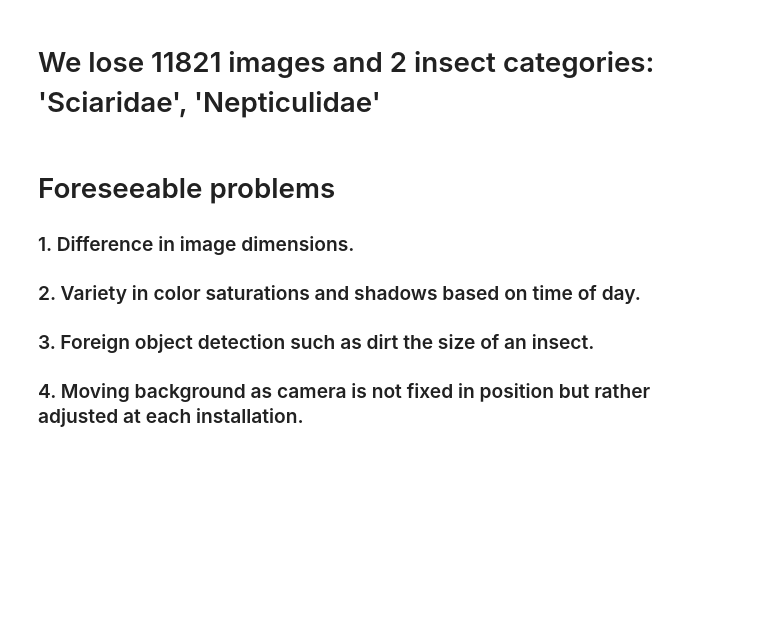
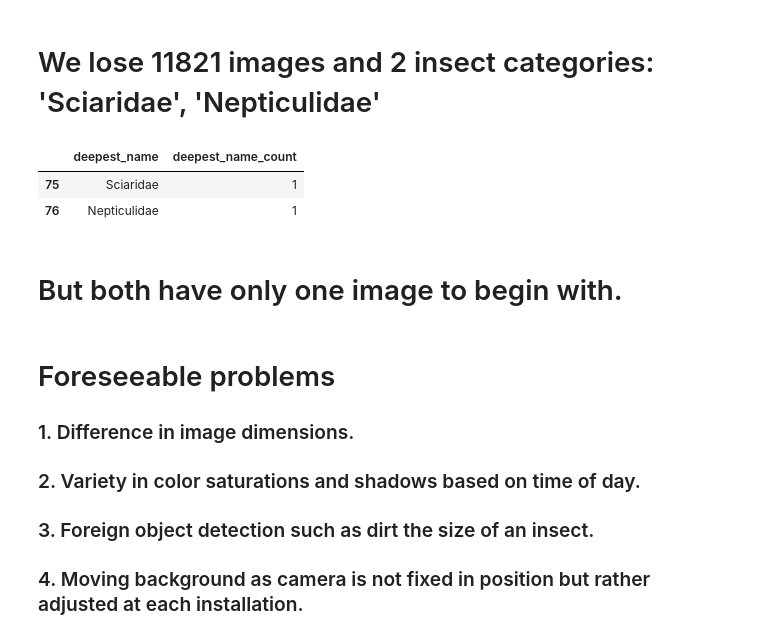
Before and after one commit to martintomov/RB-IBDM, a Jupyter notebook: EDA/eda.ipynb, the cells around one changed output. Cells and saved outputs as stored; diff of their text form; code cells hidden in the pictures; blank space fills up the shorter version.

```diff
--- a/EDA/eda.ipynb
+++ b/EDA/eda.ipynb
@@ -328,11 +328,20 @@ clean_df_clean
 | 81 | Anisopodidae | 1 |
 82 rows × 2 columns
 # %%
-list(set(labels_df_clean['deepest_name']) - set(clean_df_clean['deepest_name']))
+lost_cat = list(set(labels_df_clean['deepest_name']) - set(clean_df_clean['deepest_name']))
+lost_cat
 # %% [output]
 ['Sciaridae', 'Nepticulidae']
 # %% [markdown]
 # We lose 11821 images and 2 insect categories: 'Sciaridae', 'Nepticulidae'
+# %%
+labels_df_clean.loc[labels_df_clean['deepest_name'].isin(lost_cat)]
+# %% [output]
+|  | deepest_name | deepest_name_count |
+| 75 | Sciaridae | 1 |
+| 76 | Nepticulidae | 1 |
+# %% [markdown]
+# But both have only one image to begin with.
 # %% [markdown]
 # Foreseeable problems
  ### 1. Difference in image dimensions.
```
